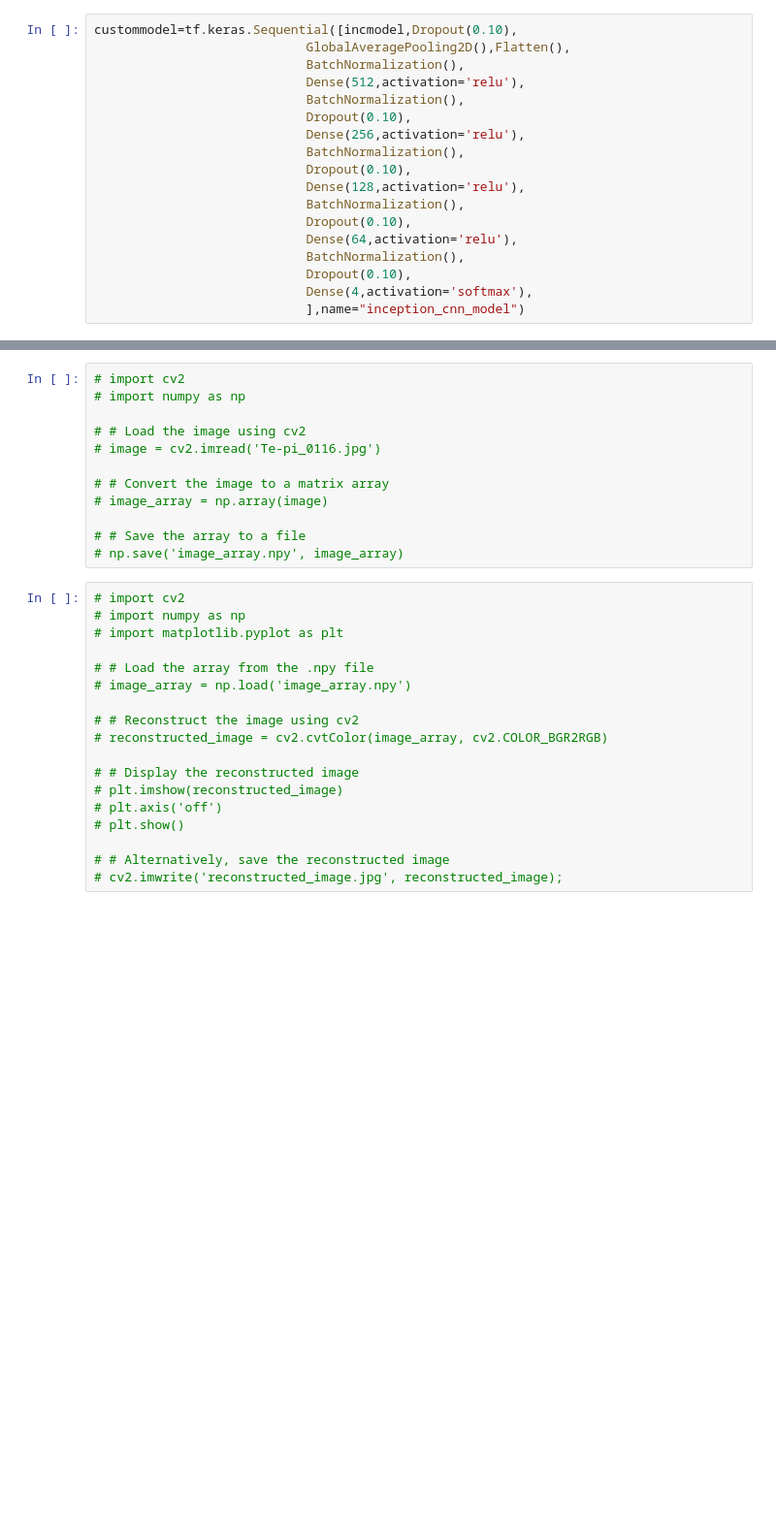
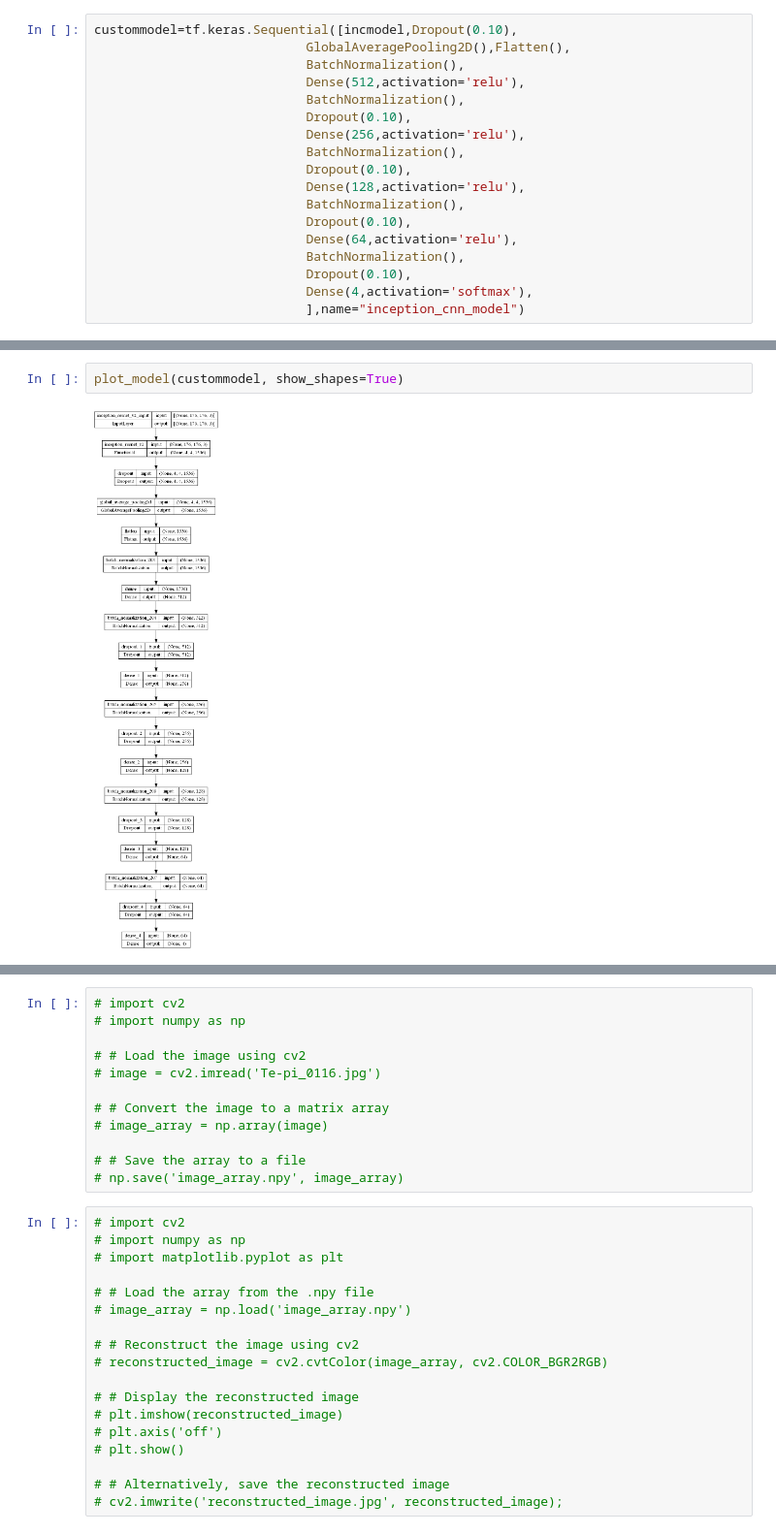
Before and after one commit to Jaswanth28/btdetection, a Jupyter notebook: irv2m1.ipynb, the cells around one changed output, grey strips where cells are left out. Shown at 97% size. Cells and saved outputs as stored; diff of their text form; blank space fills up the shorter version.

```diff
--- a/irv2m1.ipynb
+++ b/irv2m1.ipynb
@@ -95 +150,5 @@ custommodel.summary()
+# %%
+plot_model(custommodel, show_shapes=True)
+# %% [output]
+[figure, added]
 # %%
```
Also changed, not shown: parts of 16 cells of this notebook, 16 other files.
